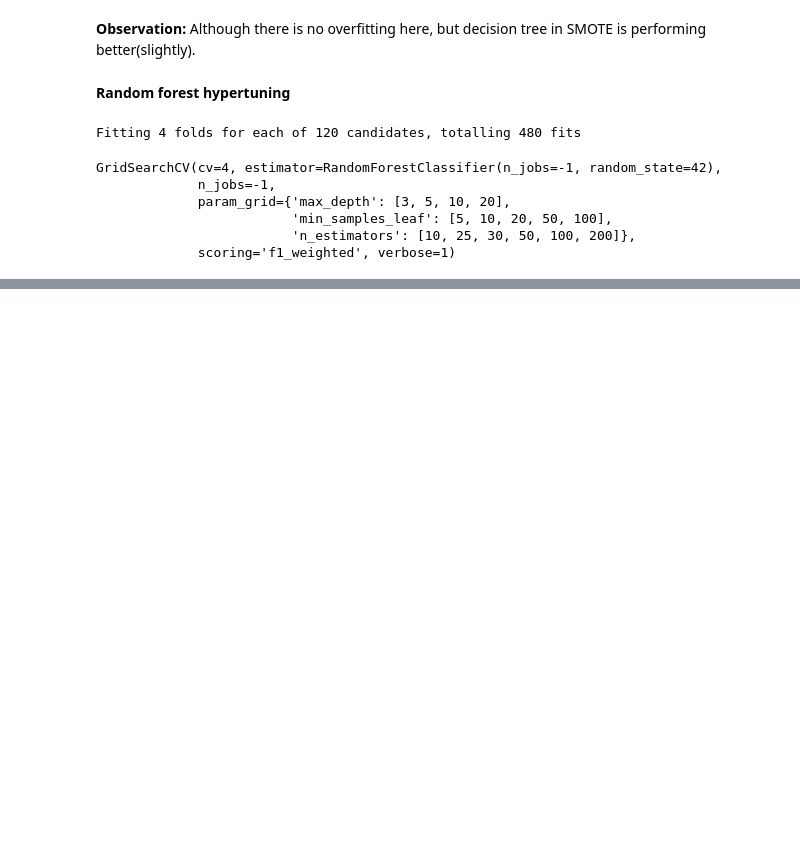
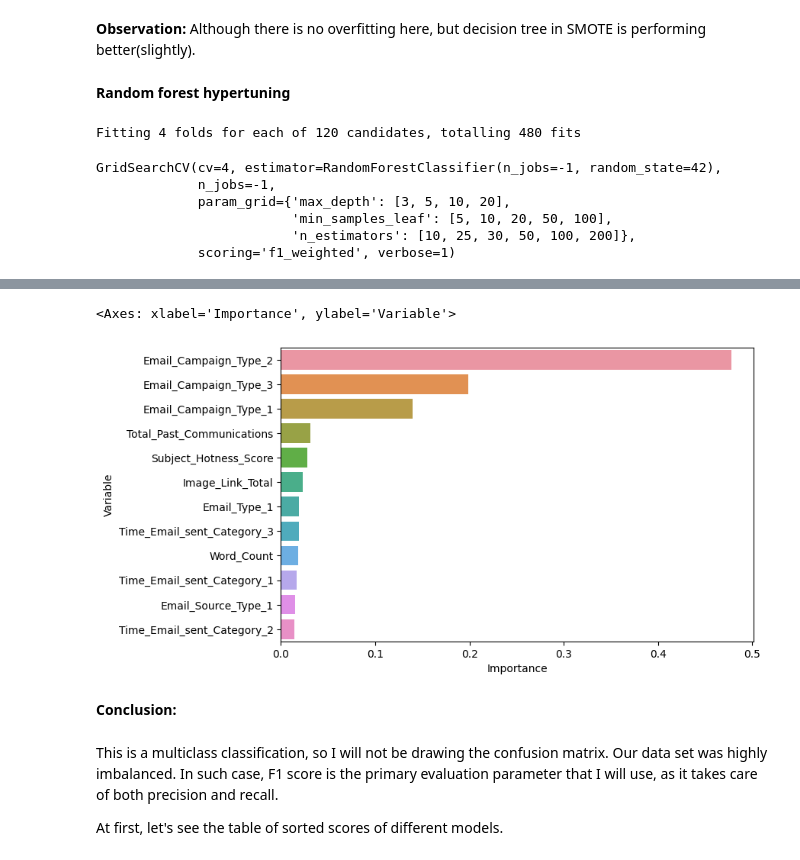
Before and after one commit to rdcool92/Almabetter-Email-Campaign-Effectiveness-Prediction, a Jupyter notebook: Email_Campaign_Effectiveness_Prediction.ipynb, the cells around one changed output, grey strips where cells are left out. Cells and saved outputs as stored; diff of their text form; code cells hidden in the pictures; blank space fills up the shorter version.

```diff
--- a/Email_Campaign_Effectiveness_Prediction.ipynb
+++ b/Email_Campaign_Effectiveness_Prediction.ipynb
@@ -1059,0 +1280,5 @@ comparison_df
+# %%
+#Checking feature importance by XGB:
+
+feature_imp_df = pd.DataFrame({"Variable": x_train_smote.columns,"Importance": xgb_smote.feature_importances_})
+feature_imp_df.sort_values(by="Importance", ascending=False, inplace = True)
@@ -1059,0 +1301,11 @@ comparison_df
+# %%
+sns.barplot(x=feature_imp_df['Importance'],y= feature_imp_df['Variable'])  #Checking graph.
+# %% [output]
+<Axes: xlabel='Importance', ylabel='Variable'>
+[figure, added]
+# %% [markdown]
+**Conclusion:**
+# %% [markdown]
+This is a multiclass classification, so I will not be drawing the confusion matrix. Our data set was highly imbalanced. In such case, F1 score is the primary evaluation parameter that I will use, as it takes care of both precision and recall.
+
+At first, let's see the table of sorted scores of different models.
```
Also changed, not shown: parts of 30 cells of this notebook.
